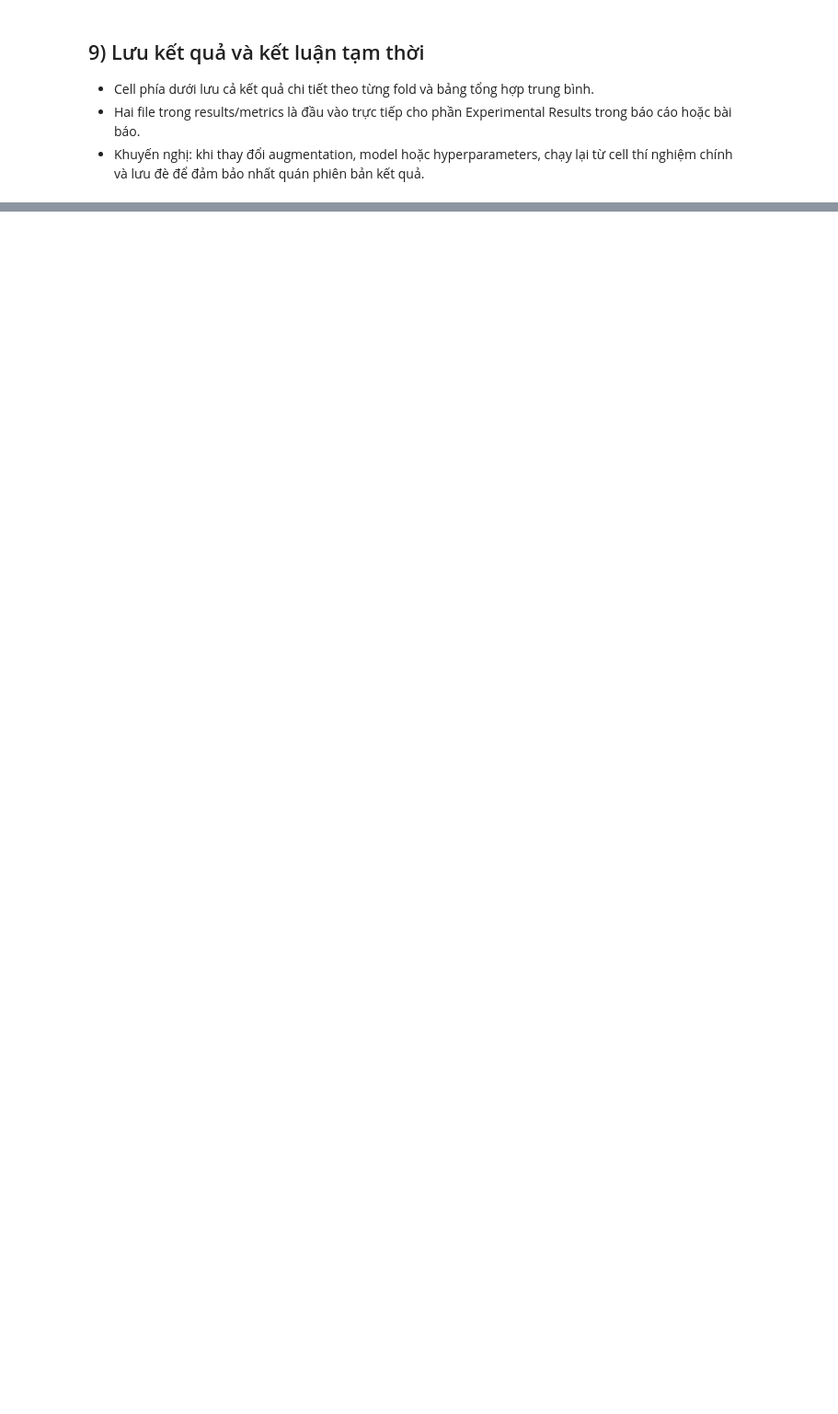
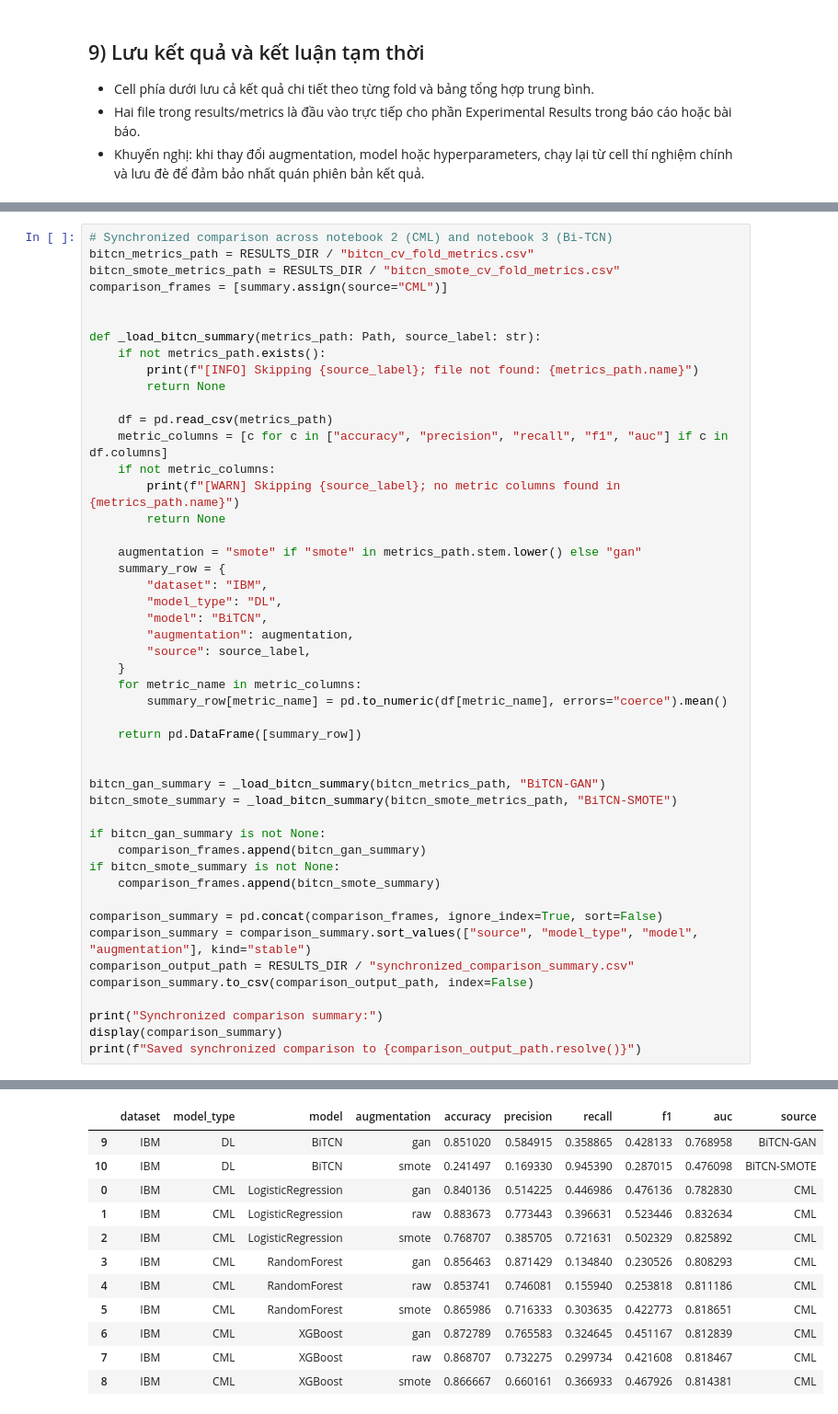
Before and after one commit to NguyenHungCuongg/Deep-Learning-Employee-Attrition-BiTCN, a Jupyter notebook: notebooks/2_Baselines_Augmentation.ipynb, the cells around one changed output, grey strips where cells are left out. Shown at 92% size. Drawn from its saved outputs; the diff is of its cells as text; blank space fills up the shorter version.

```diff
--- a/notebooks/2_Baselines_Augmentation.ipynb
+++ b/notebooks/2_Baselines_Augmentation.ipynb
@@ -637,0 +755,49 @@ Saved metrics files:
+# %%
+# Synchronized comparison across notebook 2 (CML) and notebook 3 (Bi-TCN)
+bitcn_metrics_path = RESULTS_DIR / "bitcn_cv_fold_metrics.csv"
+bitcn_smote_metrics_path = RESULTS_DIR / "bitcn_smote_cv_fold_metrics.csv"
+comparison_frames = [summary.assign(source="CML")]
+
+
+def _load_bitcn_summary(metrics_path: Path, source_label: str):
+    if not metrics_path.exists():
+        print(f"[INFO] Skipping {source_label}; file not found: {metrics_path.name}")
+        return None
+
+    df = pd.read_csv(metrics_path)
+    metric_columns = [c for c in ["accuracy", "precision", "recall", "f1", "auc"] if c in df.columns]
+    if not metric_columns:
+        print(f"[WARN] Skipping {source_label}; no metric columns found in {metrics_path.name}")
+        return None
+
+    augmentation = "smote" if "smote" in metrics_path.stem.lower() else "gan"
+    summary_row = {
+        "dataset": "IBM",
+        "model_type": "DL",
+        "model": "BiTCN",
+        "augmentation": augmentation,
+        "source": source_label,
+    }
+    for metric_name in metric_columns:
+        summary_row[metric_name] = pd.to_numeric(df[metric_name], errors="coerce").mean()
+
+    return pd.DataFrame([summary_row])
+
+
+bitcn_gan_summary = _load_bitcn_summary(bitcn_metrics_path, "BiTCN-GAN")
+bitcn_smote_summary = _load_bitcn_summary(bitcn_smote_metrics_path, "BiTCN-SMOTE")
+
+if bitcn_gan_summary is not None:
+    comparison_frames.append(bitcn_gan_summary)
+if bitcn_smote_summary is not None:
+    comparison_frames.append(bitcn_smote_summary)
+
+comparison_summary = pd.concat(comparison_frames, ignore_index=True, sort=False)
+comparison_summary = comparison_summary.sort_values(["source", "model_type", "model", "augmentation"], kind="stable")
+comparison_output_path = RESULTS_DIR / "synchronized_comparison_summary.csv"
+comparison_summary.to_csv(comparison_output_path, index=False)
+
+print("Synchronized comparison summary:")
+display(comparison_summary)
+print(f"Saved synchronized comparison to {comparison_output_path.resolve()}")
+# %% [output]
@@ -637,0 +805,12 @@ Saved metrics files:
+|  | dataset | model_type | model | augmentation | accuracy | precision | recall | f1 | auc | source |
+| 9 | IBM | DL | BiTCN | gan | 0.851020 | 0.584915 | 0.358865 | 0.428133 | 0.768958 | BiTCN-GAN |
+| 10 | IBM | DL | BiTCN | smote | 0.241497 | 0.169330 | 0.945390 | 0.287015 | 0.476098 | BiTCN-SMOTE |
+| 0 | IBM | CML | LogisticRegression | gan | 0.840136 | 0.514225 | 0.446986 | 0.476136 | 0.782830 | CML |
+| 1 | IBM | CML | LogisticRegression | raw | 0.883673 | 0.773443 | 0.396631 | 0.523446 | 0.832634 | CML |
+| 2 | IBM | CML | LogisticRegression | smote | 0.768707 | 0.385705 | 0.721631 | 0.502329 | 0.825892 | CML |
+| 3 | IBM | CML | RandomForest | gan | 0.856463 | 0.871429 | 0.134840 | 0.230526 | 0.808293 | CML |
+| 4 | IBM | CML | RandomForest | raw | 0.853741 | 0.746081 | 0.155940 | 0.253818 | 0.811186 | CML |
+| 5 | IBM | CML | RandomForest | smote | 0.865986 | 0.716333 | 0.303635 | 0.422773 | 0.818651 | CML |
+| 6 | IBM | CML | XGBoost | gan | 0.872789 | 0.765583 | 0.324645 | 0.451167 | 0.812839 | CML |
+| 7 | IBM | CML | XGBoost | raw | 0.868707 | 0.732275 | 0.299734 | 0.421608 | 0.818467 | CML |
+| 8 | IBM | CML | XGBoost | smote | 0.866667 | 0.660161 | 0.366933 | 0.467926 | 0.814381 | CML |
```
Also changed, not shown: parts of 8 cells of this notebook, 19 other files.
